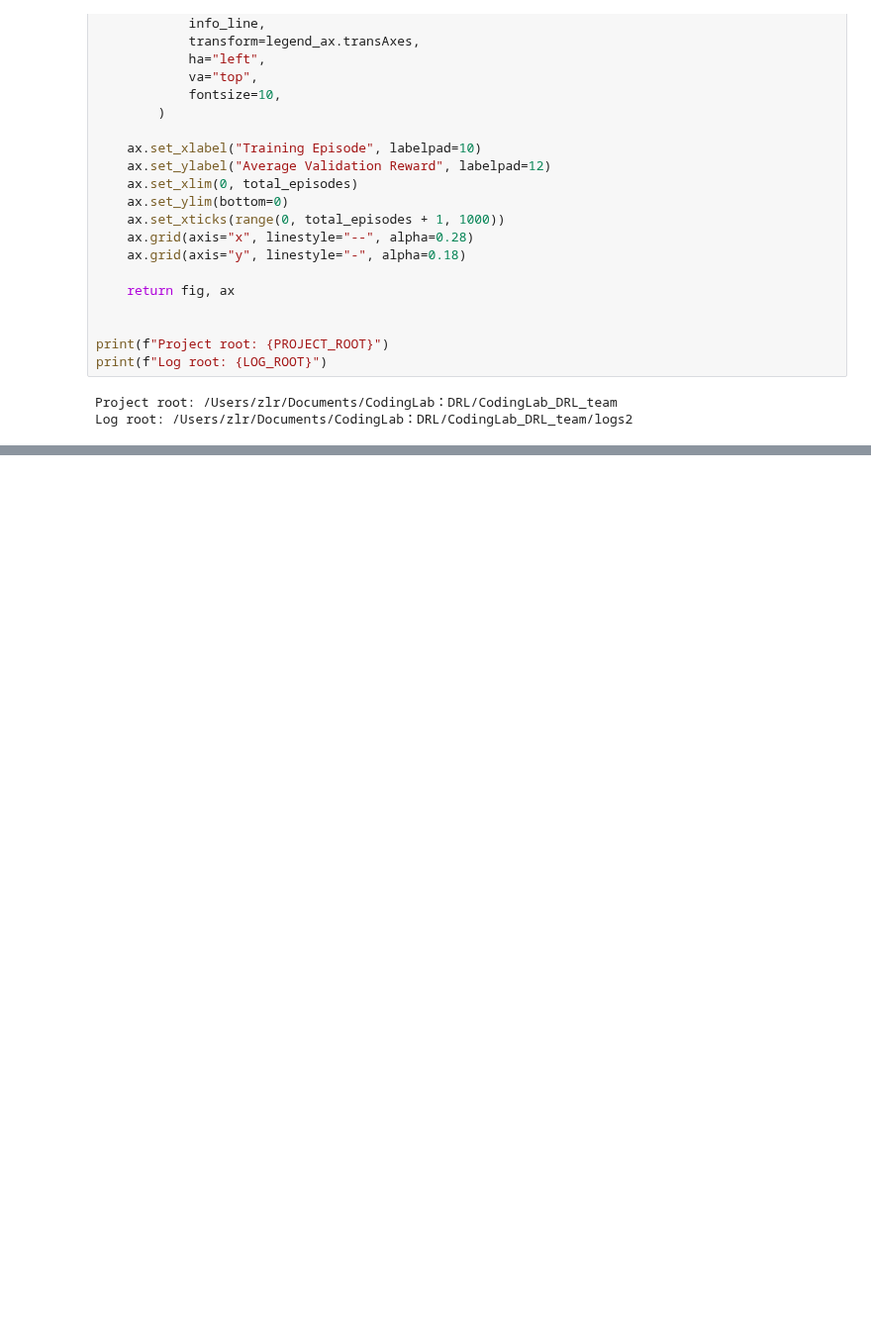
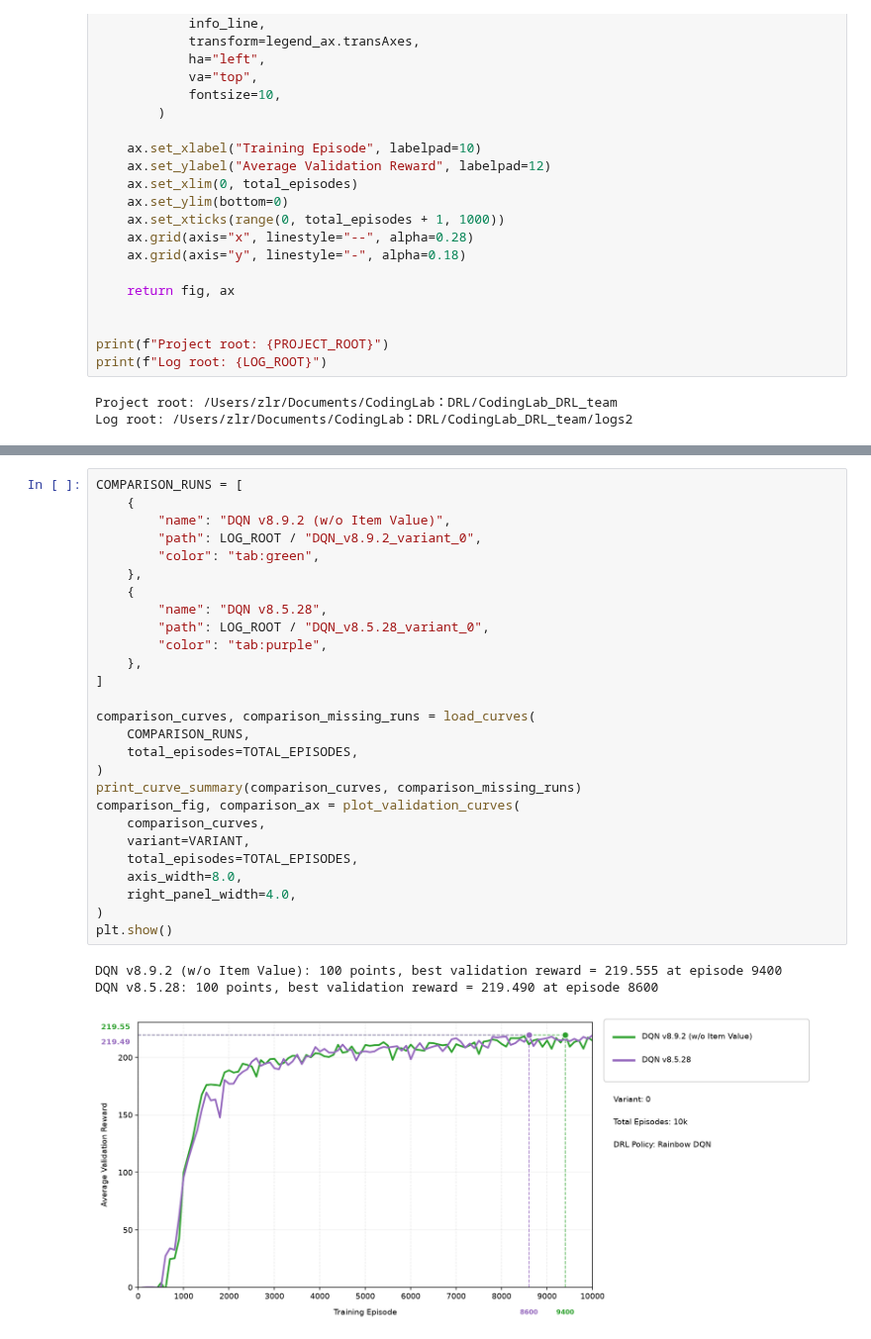
Before and after one commit to Lirong-Zhuang/CodingLab_DRL_team, a Jupyter notebook: statistic/validation_reward_curves.ipynb, the cells around one changed output, grey strips where cells are left out. Shown at 99% size. Cells and saved outputs as stored; diff of their text form; blank space fills up the shorter version.

```diff
--- a/statistic/validation_reward_curves.ipynb
+++ b/statistic/validation_reward_curves.ipynb
@@ -297,0 +304,31 @@ Training Results with Item Value Channel
+# %%
+COMPARISON_RUNS = [
+    {
+        "name": "DQN v8.9.2 (w/o Item Value)",
+        "path": LOG_ROOT / "DQN_v8.9.2_variant_0",
+        "color": "tab:green",
+    },
+    {
+        "name": "DQN v8.5.28",
+        "path": LOG_ROOT / "DQN_v8.5.28_variant_0",
+        "color": "tab:purple",
+    },
+]
+
+comparison_curves, comparison_missing_runs = load_curves(
+    COMPARISON_RUNS,
+    total_episodes=TOTAL_EPISODES,
+)
+print_curve_summary(comparison_curves, comparison_missing_runs)
+comparison_fig, comparison_ax = plot_validation_curves(
+    comparison_curves,
+    variant=VARIANT,
+    total_episodes=TOTAL_EPISODES,
+    axis_width=8.0,
+    right_panel_width=4.0,
+)
+plt.show()
+# %% [output]
+DQN v8.9.2 (w/o Item Value): 100 points, best validation reward = 219.555 at episode 9400
+DQN v8.5.28: 100 points, best validation reward = 219.490 at episode 8600
+[figure, added]
```
Also changed, not shown: parts of 3 cells of this notebook.
